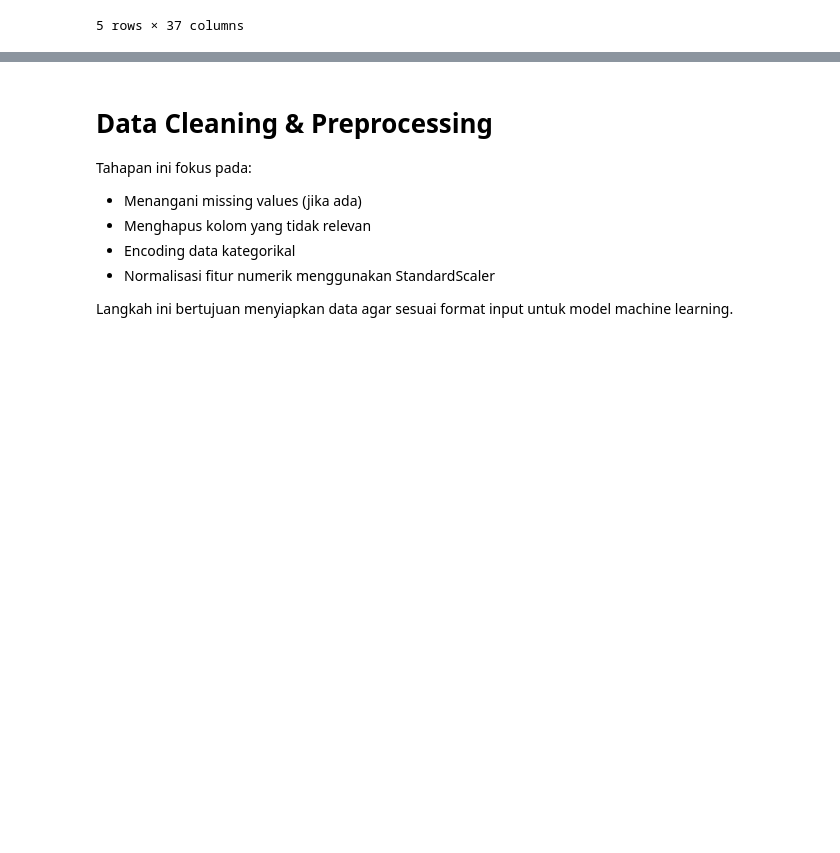
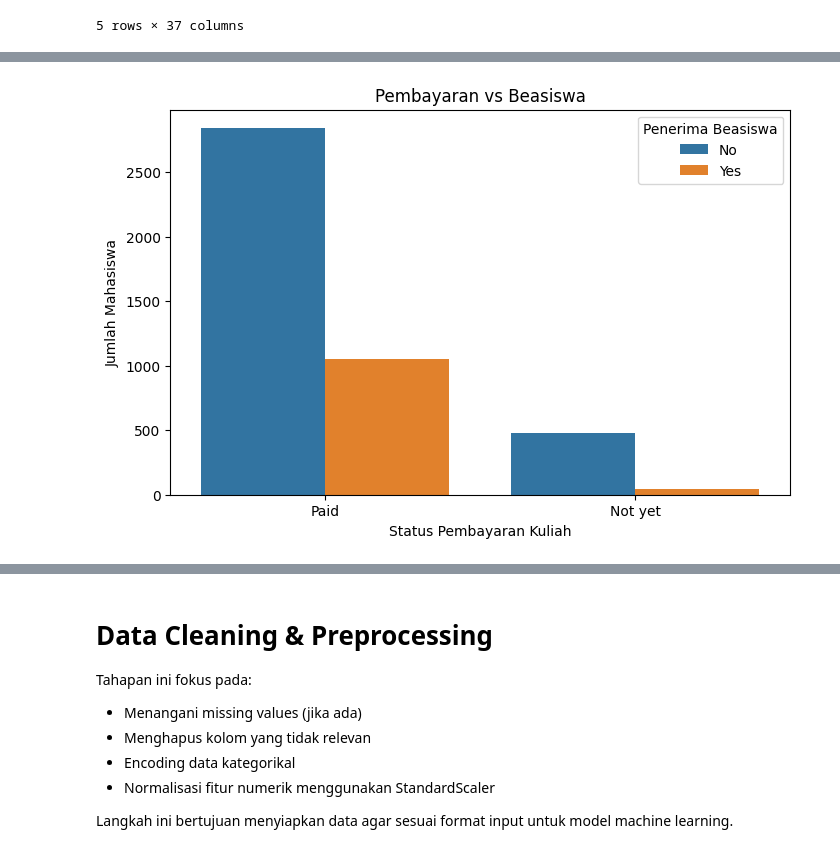
Before and after one commit to nikofebrianur/Menyelesaikan-Permasalahan-Institusi-Pendidikan, a Jupyter notebook: BPDS_Sub2_Menyelesaikan_Permasalahan_Institusi_Pendidikan.ipynb, the cells around one changed output, grey strips where cells are left out. Cells and saved outputs as stored; diff of their text form; code cells hidden in the pictures; blank space fills up the shorter version.

```diff
--- a/BPDS_Sub2_Menyelesaikan_Permasalahan_Institusi_Pendidikan.ipynb
+++ b/BPDS_Sub2_Menyelesaikan_Permasalahan_Institusi_Pendidikan.ipynb
@@ -63,0 +144,10 @@ dtype: int64
+# %%
+plt.figure(figsize=(8,5))
+sns.countplot(x='Tuition_status_label', hue='Scholarship_label', data=df)
+plt.title("Pembayaran vs Beasiswa")
+plt.xlabel("Status Pembayaran Kuliah")
+plt.ylabel("Jumlah Mahasiswa")
+plt.legend(title='Penerima Beasiswa')
+plt.show()
+# %% [output]
+[figure, added]
```
Also changed, not shown: parts of 19 cells of this notebook, 1 other file.
